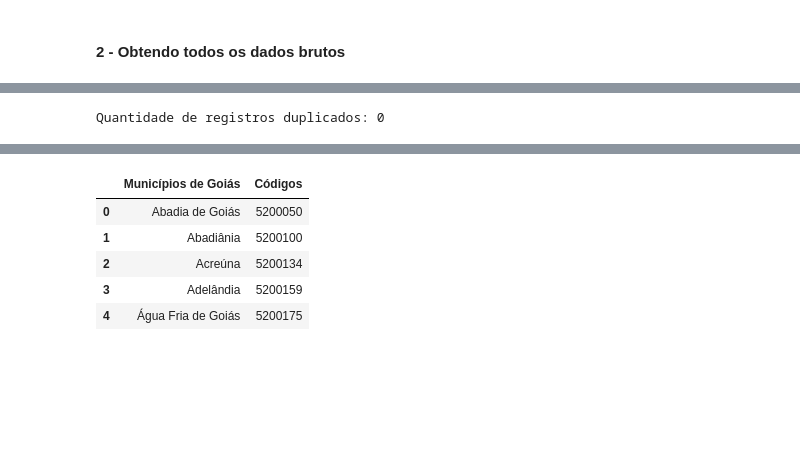
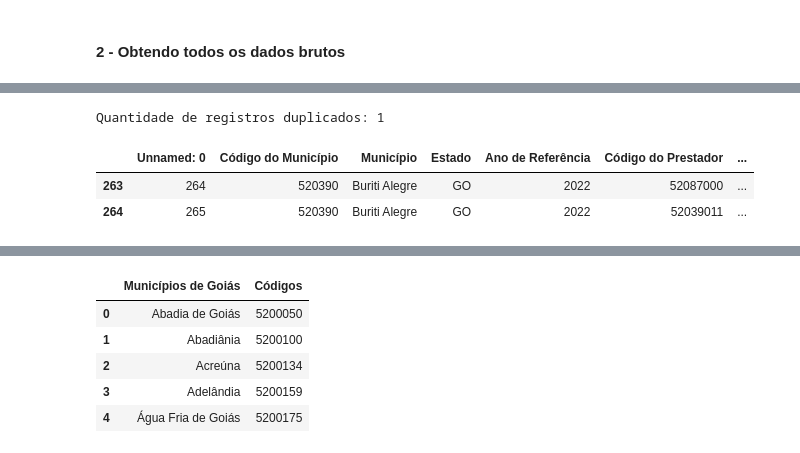
Before and after one commit to Adenilson-silva/wastewater-goias-projeto-1, a Jupyter notebook: B - Processamento e Tratamento dos Dados.ipynb, the cells around one changed output, grey strips where cells are left out. Cells and saved outputs as stored; diff of their text form; code cells hidden in the pictures; blank space fills up the shorter version.

```diff
--- a/B - Processamento e Tratamento dos Dados.ipynb
+++ b/B - Processamento e Tratamento dos Dados.ipynb
@@ -65,8 +80,13 @@ memory usage: 149.1+ KB
 # %%
 # Visualizando a quantidade de registros duplicados no Dataframe "df_municipios_saneamento"
-duplicatas = df_municipios_saneamento[df_municipios_saneamento.duplicated()]
-quantidade_duplicadas = duplicatas.shape[0]
-quantidade_duplicadas
-print(f'Quantidade de registros duplicados: {quantidade_duplicadas}')
+quantidade_duplicadas_mun = df_municipios_saneamento[['Município', 'Ano de Referência']].duplicated().sum()
+print(f'Quantidade de registros duplicados: {quantidade_duplicadas_mun}')
 # %% [output]
-Quantidade de registros duplicados: 0
+Quantidade de registros duplicados: 1
+# %%
+mask =  df_municipios_saneamento[['Município', 'Ano de Referência']].duplicated(keep=False)
+df_municipios_saneamento[mask]
+# %% [output]
+|  | Unnamed: 0 | Código do Município | Município | Estado | Ano de Referência | Código do Prestador | ... |
+| 263 | 264 | 520390 | Buriti Alegre | GO | 2022 | 52087000 | ... |
+| 264 | 265 | 520390 | Buriti Alegre | GO | 2022 | 52039011 | ... |
```
Also changed, not shown: parts of 31 cells of this notebook, 3 other files.
